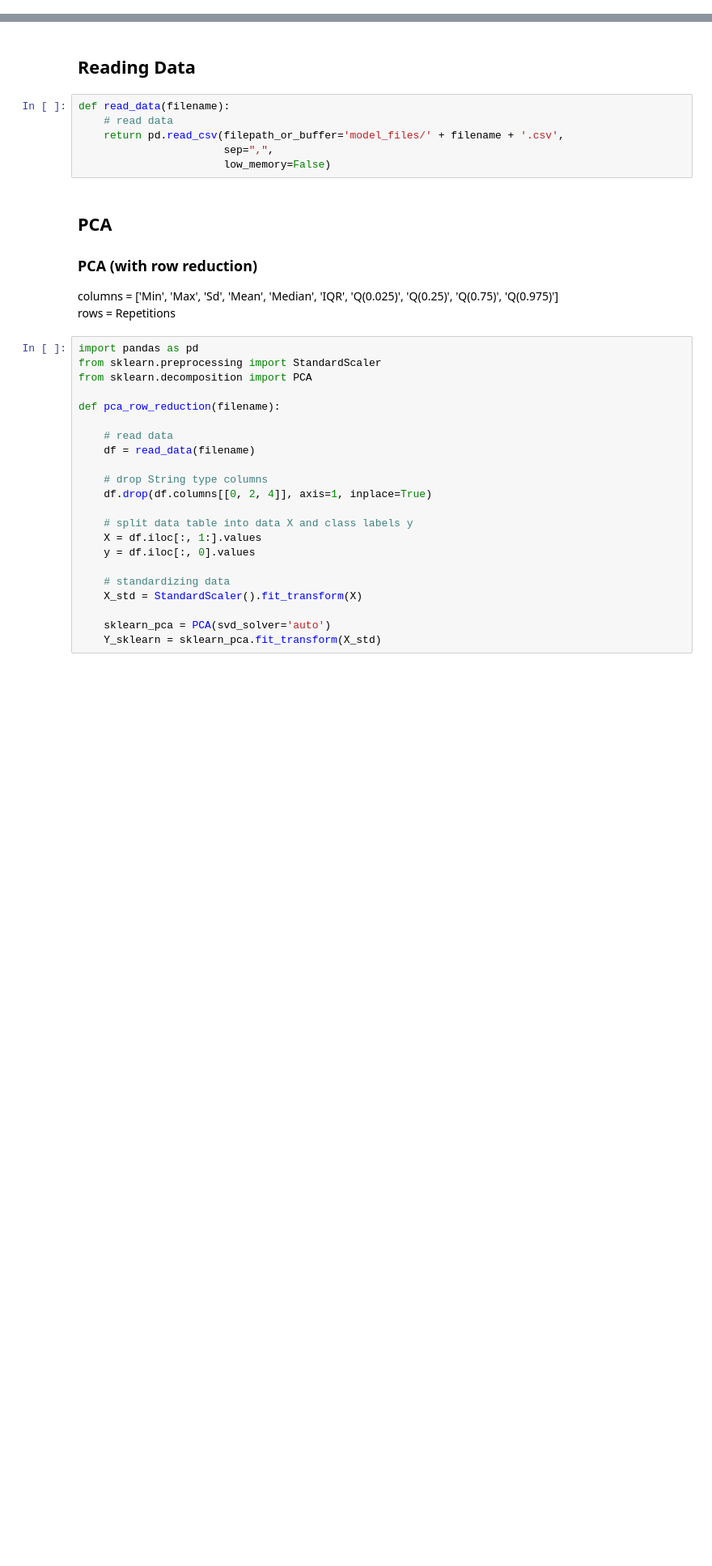
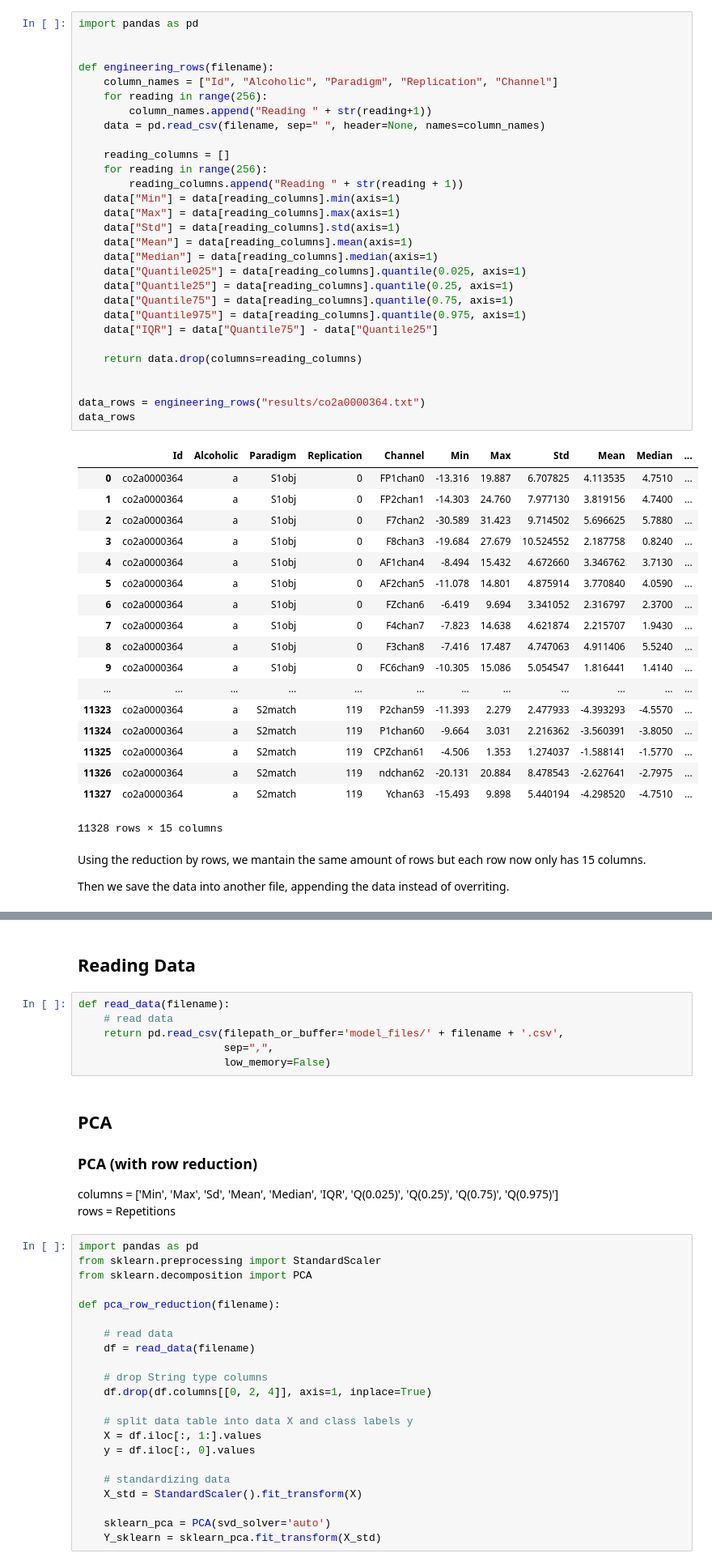
Before and after one commit to BigDataScience17-18/assignment-1-jordiadan_jordiromagosa, a Jupyter notebook: assignment2.ipynb, the cells around one changed output, grey strips where cells are left out. Shown: that part at 81% size. Drawn from its saved outputs; the diff is of its cells as text; blank space fills up the shorter version.

```diff
--- a/assignment2.ipynb
+++ b/assignment2.ipynb
@@ -6,0 +21,52 @@
+# %%
+import pandas as pd
+
+
+def engineering_rows(filename):
+    column_names = ["Id", "Alcoholic", "Paradigm", "Replication", "Channel"]
+    for reading in range(256):
+        column_names.append("Reading " + str(reading+1))
+    data = pd.read_csv(filename, sep=" ", header=None, names=column_names)
+
+    reading_columns = []
+    for reading in range(256):
+        reading_columns.append("Reading " + str(reading + 1))
+    data["Min"] = data[reading_columns].min(axis=1)
+    data["Max"] = data[reading_columns].max(axis=1)
+    data["Std"] = data[reading_columns].std(axis=1)
+    data["Mean"] = data[reading_columns].mean(axis=1)
+    data["Median"] = data[reading_columns].median(axis=1)
+    data["Quantile025"] = data[reading_columns].quantile(0.025, axis=1)
+    data["Quantile25"] = data[reading_columns].quantile(0.25, axis=1)
+    data["Quantile75"] = data[reading_columns].quantile(0.75, axis=1)
+    data["Quantile975"] = data[reading_columns].quantile(0.975, axis=1)
+    data["IQR"] = data["Quantile75"] - data["Quantile25"]
+
+    return data.drop(columns=reading_columns)
+
+
+data_rows = engineering_rows("results/co2a0000364.txt")
+data_rows
+# %% [output]
+|  | Id | Alcoholic | Paradigm | Replication | Channel | Min | Max | Std | Mean | Median | ... |
+| 0 | co2a0000364 | a | S1obj | 0 | FP1chan0 | -13.316 | 19.887 | 6.707825 | 4.113535 | 4.7510 | ... |
+| 1 | co2a0000364 | a | S1obj | 0 | FP2chan1 | -14.303 | 24.760 | 7.977130 | 3.819156 | 4.7400 | ... |
+| 2 | co2a0000364 | a | S1obj | 0 | F7chan2 | -30.589 | 31.423 | 9.714502 | 5.696625 | 5.7880 | ... |
+| 3 | co2a0000364 | a | S1obj | 0 | F8chan3 | -19.684 | 27.679 | 10.524552 | 2.187758 | 0.8240 | ... |
+| 4 | co2a0000364 | a | S1obj | 0 | AF1chan4 | -8.494 | 15.432 | 4.672660 | 3.346762 | 3.7130 | ... |
+| 5 | co2a0000364 | a | S1obj | 0 | AF2chan5 | -11.078 | 14.801 | 4.875914 | 3.770840 | 4.0590 | ... |
+| 6 | co2a0000364 | a | S1obj | 0 | FZchan6 | -6.419 | 9.694 | 3.341052 | 2.316797 | 2.3700 | ... |
+| 7 | co2a0000364 | a | S1obj | 0 | F4chan7 | -7.823 | 14.638 | 4.621874 | 2.215707 | 1.9430 | ... |
+| 8 | co2a0000364 | a | S1obj | 0 | F3chan8 | -7.416 | 17.487 | 4.747063 | 4.911406 | 5.5240 | ... |
+| 9 | co2a0000364 | a | S1obj | 0 | FC6chan9 | -10.305 | 15.086 | 5.054547 | 1.816441 | 1.4140 | ... |
+| ... | ... | ... | ... | ... | ... | ... | ... | ... | ... | ... | ... |
+| 11323 | co2a0000364 | a | S2match | 119 | P2chan59 | -11.393 | 2.279 | 2.477933 | -4.393293 | -4.5570 | ... |
+| 11324 | co2a0000364 | a | S2match | 119 | P1chan60 | -9.664 | 3.031 | 2.216362 | -3.560391 | -3.8050 | ... |
+| 11325 | co2a0000364 | a | S2match | 119 | CPZchan61 | -4.506 | 1.353 | 1.274037 | -1.588141 | -1.5770 | ... |
+| 11326 | co2a0000364 | a | S2match | 119 | ndchan62 | -20.131 | 20.884 | 8.478543 | -2.627641 | -2.7975 | ... |
+| 11327 | co2a0000364 | a | S2match | 119 | Ychan63 | -15.493 | 9.898 | 5.440194 | -4.298520 | -4.7510 | ... |
+11328 rows × 15 columns
+# %% [markdown]
+Using the reduction by rows, we mantain the same amount of rows but each row now only has 15 columns.
+
+Then we save the data into another file, appending the data instead of overriting.
```
Also changed, not shown: parts of 14 cells of this notebook, 2 other files.
